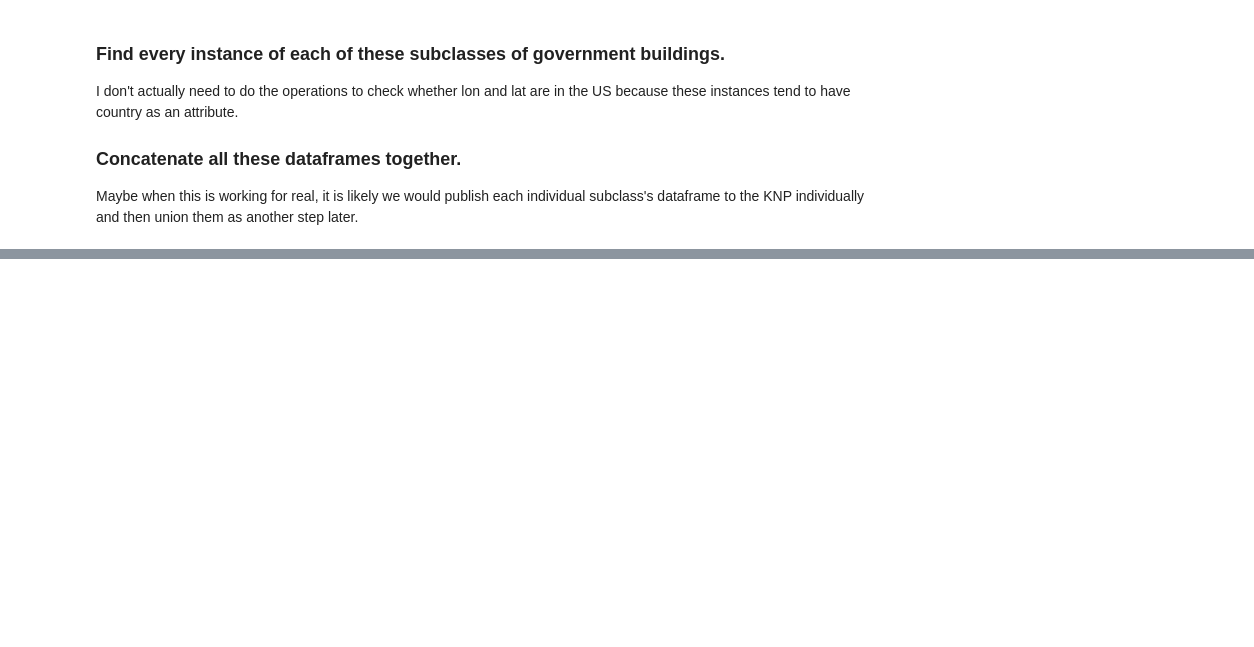
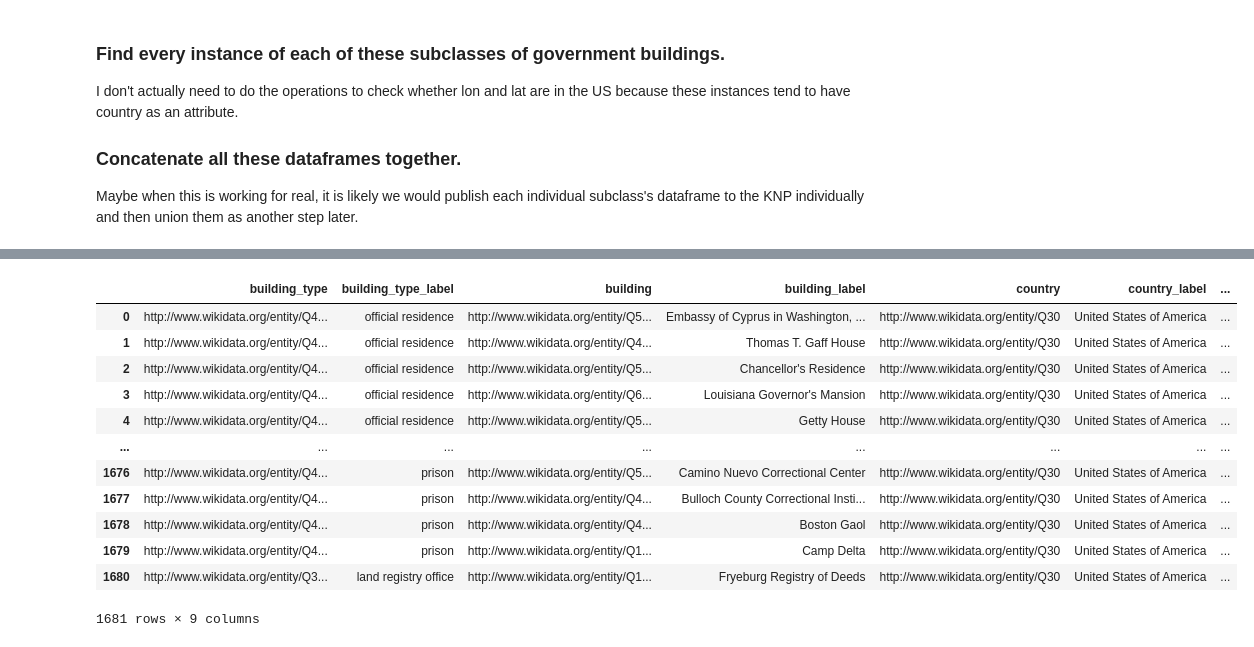
Before and after one commit to ovynnej/gov, a Jupyter notebook: sparql_index_pipeline_dev.ipynb, the cells around one changed output, grey strips where cells are left out. Saved outputs shown, nothing was run; the diff lists cells and outputs as text; code cells hidden in the pictures; blank space fills up the shorter version.

```diff
--- a/sparql_index_pipeline_dev.ipynb
+++ b/sparql_index_pipeline_dev.ipynb
@@ -452,7 +417,7 @@ column_names = [
 
 df_total = pd.DataFrame(columns=column_names)
 
-for ind in range(len(df)):
+for ind in range(len(r.df)):
     gov_building_subclass = r.df.Gov_Building_P279Label[ind]
     qnum = r.df.Gov_Building_P279[ind].split('/')[-1]
     r2 = createRelation(qnum, label=True)
@@ -465,7 +430,7 @@ for ind in range(len(df)):
     r2.query()
 
     df2 = r2.df
-    df2['gov_building_subclass_name'] = [gov_building_subclass for _ in range(len(df2))]
+    df2['building_type_label'] = [gov_building_subclass for _ in range(len(df2))]
 
     print('There are %s instances of %s in the US.' % (str(len(df2)), gov_building_subclass))
     df_total = pd.concat([df_total, df2], axis=0, ignore_index=True)
@@ -498,0 +456,28 @@ df_total
+# %%
+df_result = df_total.rename(columns={"Entity ID": "building_type",
+                   "gov_building_subclass_P31": "building",
+                   "gov_building_subclass_P31Label": "building_label",
+                   "Country_P17": "country",
+                   "Country_P17Label":"country_label",
+                   "State_P131":"administrative_entity",
+                   "State_P131Label": "administrative_entity_label",
+                   "Lon_Lat_P625": "lon_lat",
+                  })
+# %%
+df_result = df_result[columns]
+# %%
+df_result
+# %% [output]
+|  | building_type | building_type_label | building | building_label | country | country_label | ... |
+| 0 | http://www.wikidata.org/entity/Q4... | official residence | http://www.wikidata.org/entity/Q5... | Embassy of Cyprus in Washington, ... | http://www.wikidata.org/entity/Q30 | United States of America | ... |
+| 1 | http://www.wikidata.org/entity/Q4... | official residence | http://www.wikidata.org/entity/Q4... | Thomas T. Gaff House | http://www.wikidata.org/entity/Q30 | United States of America | ... |
+| 2 | http://www.wikidata.org/entity/Q4... | official residence | http://www.wikidata.org/entity/Q5... | Chancellor's Residence | http://www.wikidata.org/entity/Q30 | United States of America | ... |
+| 3 | http://www.wikidata.org/entity/Q4... | official residence | http://www.wikidata.org/entity/Q6... | Louisiana Governor's Mansion | http://www.wikidata.org/entity/Q30 | United States of America | ... |
+| 4 | http://www.wikidata.org/entity/Q4... | official residence | http://www.wikidata.org/entity/Q5... | Getty House | http://www.wikidata.org/entity/Q30 | United States of America | ... |
+| ... | ... | ... | ... | ... | ... | ... | ... |
+| 1676 | http://www.wikidata.org/entity/Q4... | prison | http://www.wikidata.org/entity/Q5... | Camino Nuevo Correctional Center | http://www.wikidata.org/entity/Q30 | United States of America | ... |
+| 1677 | http://www.wikidata.org/entity/Q4... | prison | http://www.wikidata.org/entity/Q4... | Bulloch County Correctional Insti... | http://www.wikidata.org/entity/Q30 | United States of America | ... |
+| 1678 | http://www.wikidata.org/entity/Q4... | prison | http://www.wikidata.org/entity/Q4... | Boston Gaol | http://www.wikidata.org/entity/Q30 | United States of America | ... |
+| 1679 | http://www.wikidata.org/entity/Q4... | prison | http://www.wikidata.org/entity/Q1... | Camp Delta | http://www.wikidata.org/entity/Q30 | United States of America | ... |
+| 1680 | http://www.wikidata.org/entity/Q3... | land registry office | http://www.wikidata.org/entity/Q1... | Fryeburg Registry of Deeds | http://www.wikidata.org/entity/Q30 | United States of America | ... |
+1681 rows × 9 columns
```
Also changed, not shown: parts of 8 cells of this notebook.
